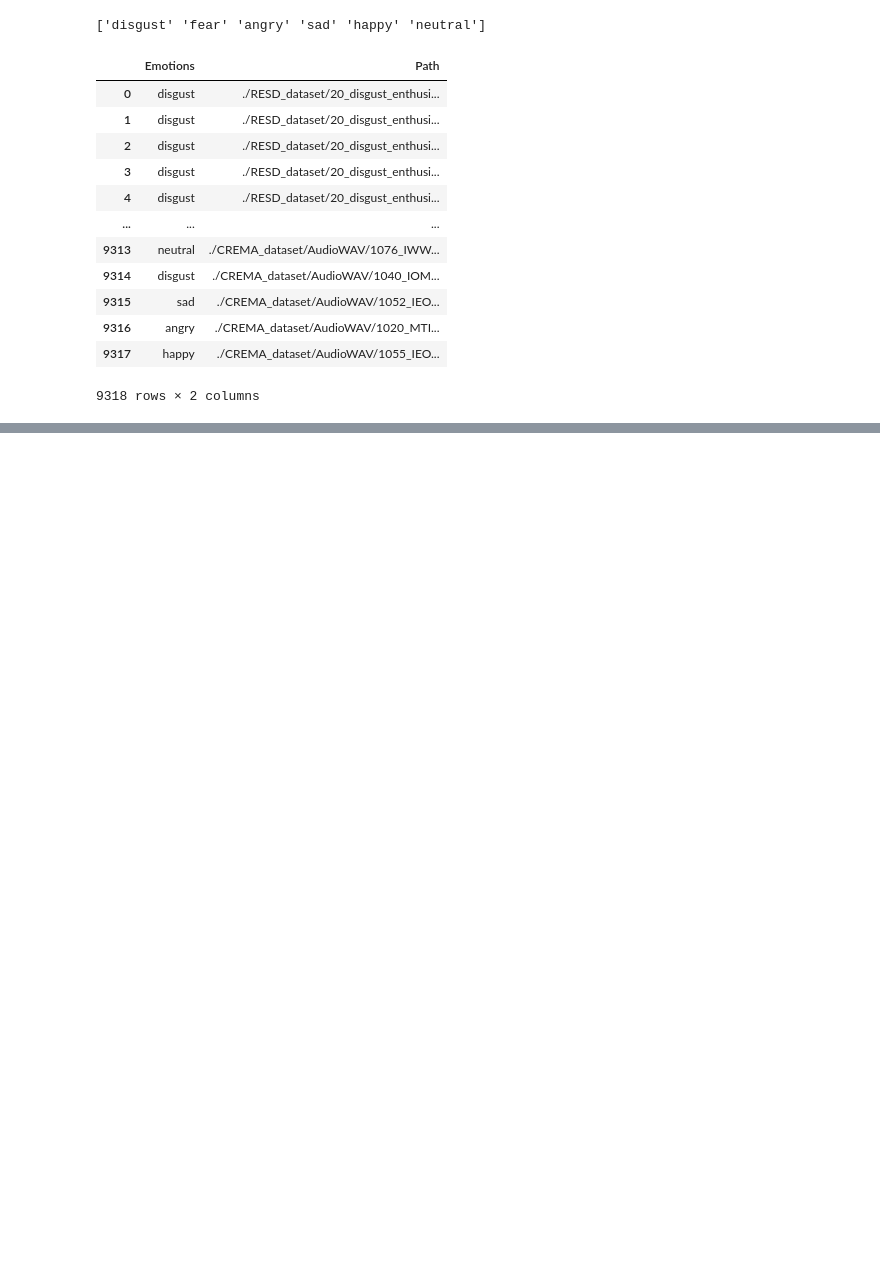
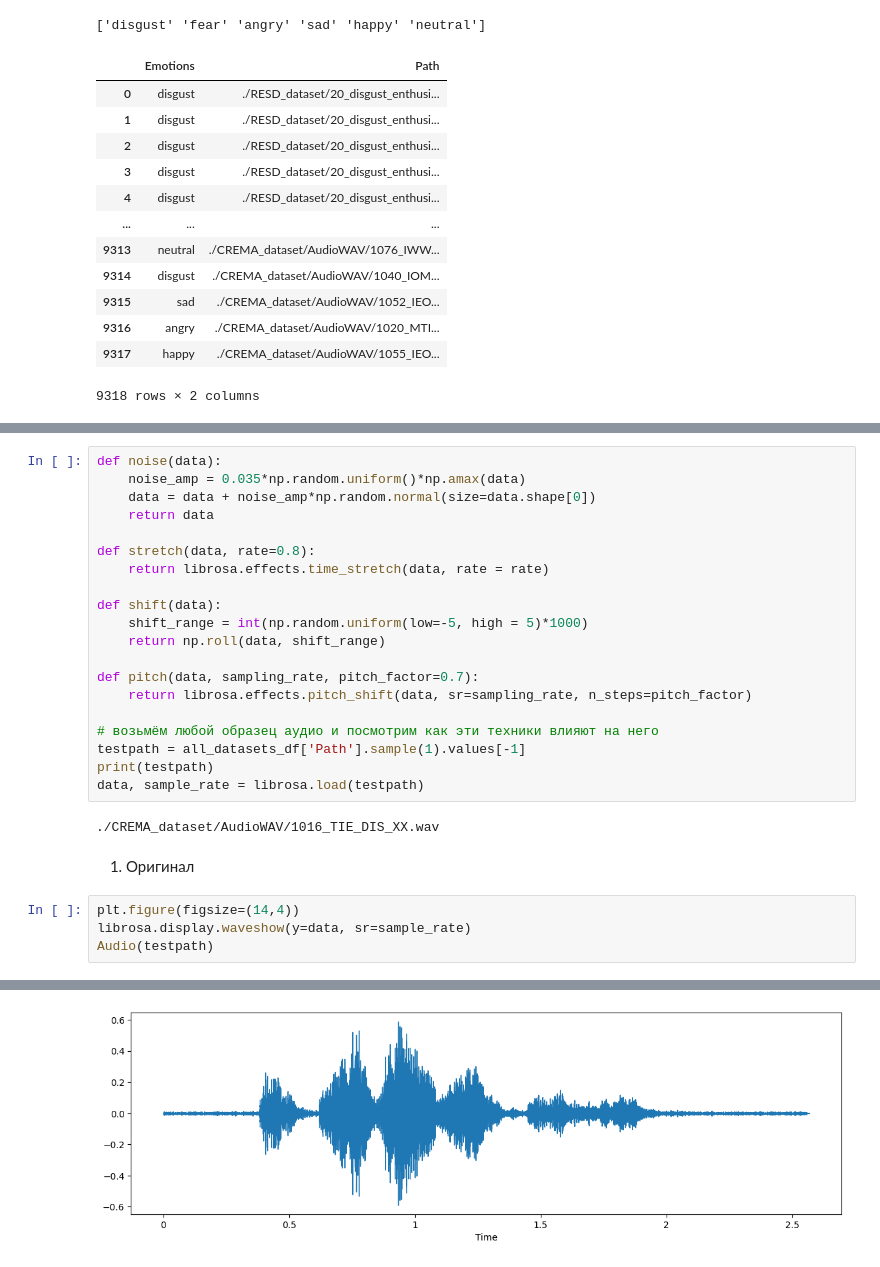
Before and after one commit to tphlru/rzd_detector, a Jupyter notebook: audio_speech_emotion_detect.ipynb, the cells around one changed output, grey strips where cells are left out. Saved outputs shown, nothing was run; the diff lists cells and outputs as text; blank space fills up the shorter version.

```diff
--- a/audio_speech_emotion_detect.ipynb
+++ b/audio_speech_emotion_detect.ipynb
@@ -341,0 +362,29 @@ plt.gca().spines[['top', 'right',]].set_visible(False)
+# %%
+def noise(data):
+    noise_amp = 0.035*np.random.uniform()*np.amax(data)
+    data = data + noise_amp*np.random.normal(size=data.shape[0])
+    return data
+
+def stretch(data, rate=0.8):
+    return librosa.effects.time_stretch(data, rate = rate)
+
+def shift(data):
+    shift_range = int(np.random.uniform(low=-5, high = 5)*1000)
+    return np.roll(data, shift_range)
+
+def pitch(data, sampling_rate, pitch_factor=0.7):
+    return librosa.effects.pitch_shift(data, sr=sampling_rate, n_steps=pitch_factor)
+
+# возьмём любой образец аудио и посмотрим как эти техники влияют на него
+testpath = all_datasets_df['Path'].sample(1).values[-1]
+print(testpath)
+data, sample_rate = librosa.load(testpath)
+# %% [output]
+./CREMA_dataset/AudioWAV/1016_TIE_DIS_XX.wav
+# %% [markdown]
+1. Оригинал
+# %%
+plt.figure(figsize=(14,4))
+librosa.display.waveshow(y=data, sr=sample_rate)
+Audio(testpath)
+# %% [output]
@@ -341,0 +392 @@ plt.gca().spines[['top', 'right',]].set_visible(False)
+[figure, added]
```
Also changed, not shown: parts of 10 cells of this notebook.
